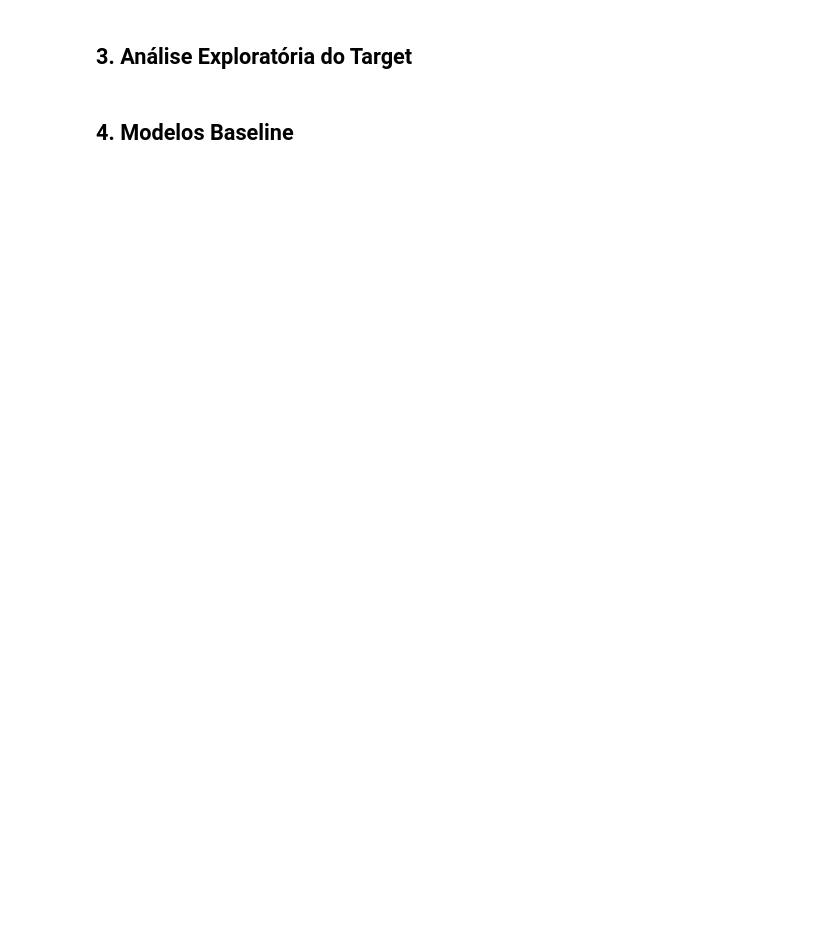
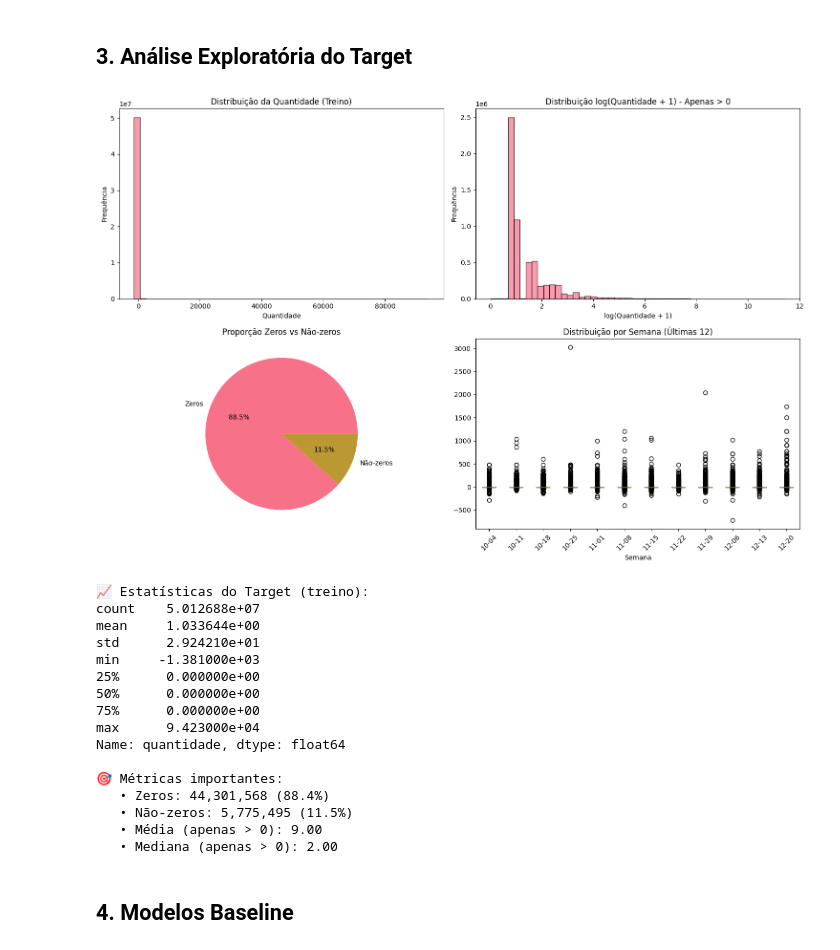
Before and after one commit to RafaelWinders/hackathon-forecast-2025, a Jupyter notebook: notebooks/03-Modeling.ipynb, the cells around one changed output. Saved outputs shown, nothing was run; the diff lists cells and outputs as text; code cells hidden in the pictures; blank space fills up the shorter version.

```diff
--- a/notebooks/03-Modeling.ipynb
+++ b/notebooks/03-Modeling.ipynb
@@ -97,7 +117,6 @@ exclude_features = [
     'pdv_id', 'produto_id', 'semana',  # IDs e data
     'quantidade',  # Target
     'valor', 'num_transacoes',  # Features que vazam informação do futuro
-    'semana_primeira_venda', 'semana_ultima_venda',  # Dates
 ]
 
 # Identificar features disponíveis
@@ -117,13 +136,13 @@ if len(missing_features) > 0:
     for feature, count in missing_features.head(10).items():
         pct = (count / len(dados)) * 100
         print(f'   • {feature}: {count:,} ({pct:.1f}%)')
+
+    print(f'\n🧠 Estratégia de Tratamento Inteligente:')
+    print('   • distributor_id (categórica): NaN → -1 (venda direta)')
+    print('   • Features numéricas: NaN → 0 (ausência = zero)')
+    print('   • LightGBM aprenderá padrões específicos para valores -1/0')
 else:
     print('\n✅ Nenhum valor missing nas features')
 
-# Remover features com muitos missing values (>50%)
-high_missing = missing_features[missing_features > len(dados) * 0.5].index.tolist()
-if high_missing:
-    print(f'\n🗑️ Removendo features com >50% missing: {len(high_missing)}')
-    all_features = [f for f in all_features if f not in high_missing]
-
 print(f'\n📋 Features finais para modelagem: {len(all_features)}')
+print('💡 Missing values serão tratados como informação, não removidos')
@@ -163,46 +298,80 @@ print(f'   • X_val shape: {X_val.shape}')
 # %% [markdown]
 ## 3. Análise Exploratória do Target
 # %%
-# Análise da distribuição do target
+# Análise da distribuição do target (usando dados otimizados)
 fig, axes = plt.subplots(2, 2, figsize=(15, 10))
 
-# Distribuição geral
+# Distribuição geral (usando y_train que foi criado)
 axes[0,0].hist(y_train, bins=50, alpha=0.7, edgecolor='black')
 axes[0,0].set_title('Distribuição da Quantidade (Treino)')
 axes[0,0].set_xlabel('Quantidade')
 axes[0,0].set_ylabel('Frequência')
 
 # Log-scale
 non_zero_train = y_train[y_train > 0]
 axes[0,1].hist(np.log1p(non_zero_train), bins=50, alpha=0.7, edgecolor='black')
 axes[0,1].set_title('Distribuição log(Quantidade + 1) - Apenas > 0')
 axes[0,1].set_xlabel('log(Quantidade + 1)')
 axes[0,1].set_ylabel('Frequência')
 
 # Zeros vs Non-zeros
 zero_counts = [len(y_train[y_train == 0]), len(y_train[y_train > 0])]
 axes[1,0].pie(zero_counts, labels=['Zeros', 'Não-zeros'], autopct='%1.1f%%')
 axes[1,0].set_title('Proporção Zeros vs Não-zeros')
 
-# Boxplot por semana (últimas 12 semanas)
-recent_weeks = train_data['semana'].nlargest(12*len(train_data)).unique()
-recent_data = train_data[train_data['semana'].isin(recent_weeks)]
-recent_data.boxplot('quantidade', by='semana', ax=axes[1,1])
-axes[1,1].set_title('Distribuição por Semana (Últimas 12)')
-axes[1,1].set_xlabel('Semana')
-axes[1,1].tick_params(axis='x', rotation=45)
+# Boxplot por semana (últimas 12 semanas) - usando dados_sorted com train_mask
+train_weeks_data = dados_sorted.loc[train_mask, ['semana', 'quantidade']]
+recent_weeks = sorted(train_weeks_data['semana'].unique())[-12:]
+recent_data = train_weeks_data[train_weeks_data['semana'].isin(recent_weeks)]
+
+# Criar boxplot manualmente para evitar problemas com groupby
+week_data = []
+week_labels = []
+for week in recent_weeks:
+    week_quantities = recent_data[recent_data['semana'] == week]['quantidade']
+    if len(week_quantities) > 0:
+        week_data.append(week_quantities.values)
+        week_labels.append(week.strftime('%m-%d'))
+
+if week_data:
+    axes[1,1].boxplot(week_data, labels=week_labels)
+    axes[1,1].set_title('Distribuição por Semana (Últimas 12)')
+    axes[1,1].set_xlabel('Semana')
+    axes[1,1].tick_params(axis='x', rotation=45)
+else:
+    axes[1,1].text(0.5, 0.5, 'Dados insuficientes\npara boxplot',
+                   ha='center', va='center', transform=axes[1,1].transAxes)
+    axes[1,1].set_title('Distribuição por Semana')
 
 plt.tight_layout()
 plt.show()
 
 # Estatísticas descritivas
 print('📈 Estatísticas do Target (treino):')
 print(y_train.describe())
 
 print(f'\n🎯 Métricas importantes:')
 print(f'   • Zeros: {(y_train == 0).sum():,} ({(y_train == 0).mean()*100:.1f}%)')
 print(f'   • Não-zeros: {(y_train > 0).sum():,} ({(y_train > 0).mean()*100:.1f}%)')
 print(f'   • Média (apenas > 0): {y_train[y_train > 0].mean():.2f}')
 print(f'   • Mediana (apenas > 0): {y_train[y_train > 0].median():.2f}')
+# %% [output]
+[figure, added]
+📈 Estatísticas do Target (treino):
+count    5.012688e+07
+mean     1.033644e+00
+std      2.924210e+01
+min     -1.381000e+03
+25%      0.000000e+00
+50%      0.000000e+00
+75%      0.000000e+00
+max      9.423000e+04
+Name: quantidade, dtype: float64
+
+🎯 Métricas importantes:
+   • Zeros: 44,301,568 (88.4%)
+   • Não-zeros: 5,775,495 (11.5%)
+   • Média (apenas > 0): 9.00
+   • Mediana (apenas > 0): 2.00
 # %% [markdown]
 ## 4. Modelos Baseline
```
Also changed, not shown: parts of 11 cells of this notebook.
